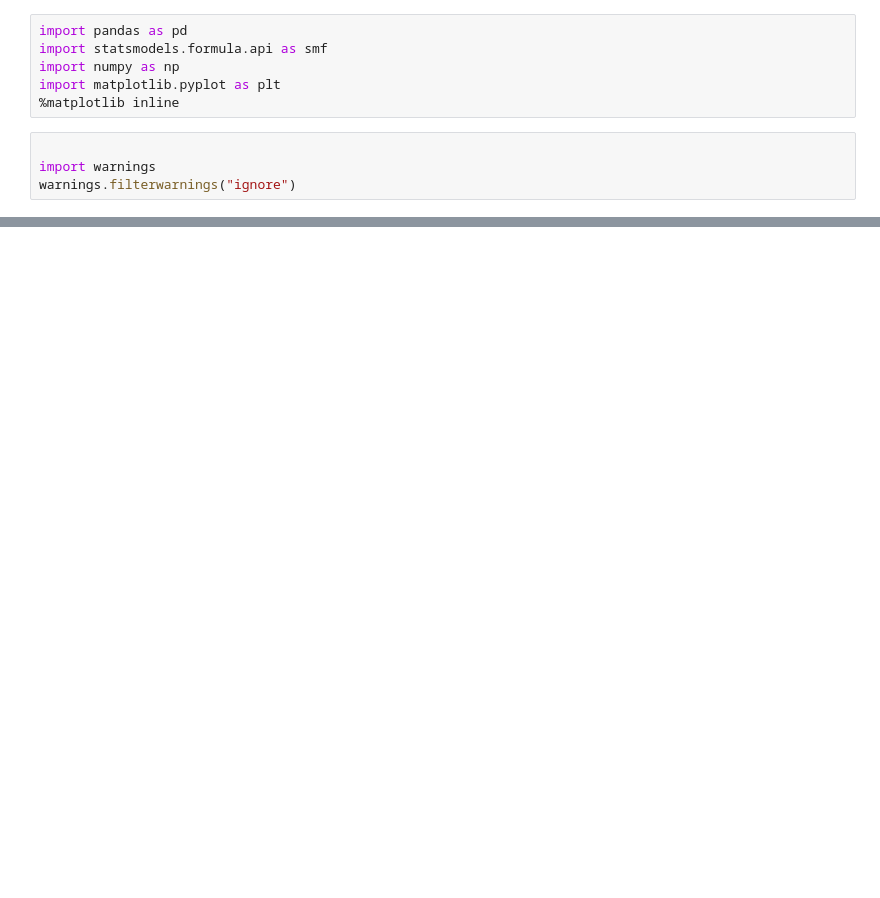
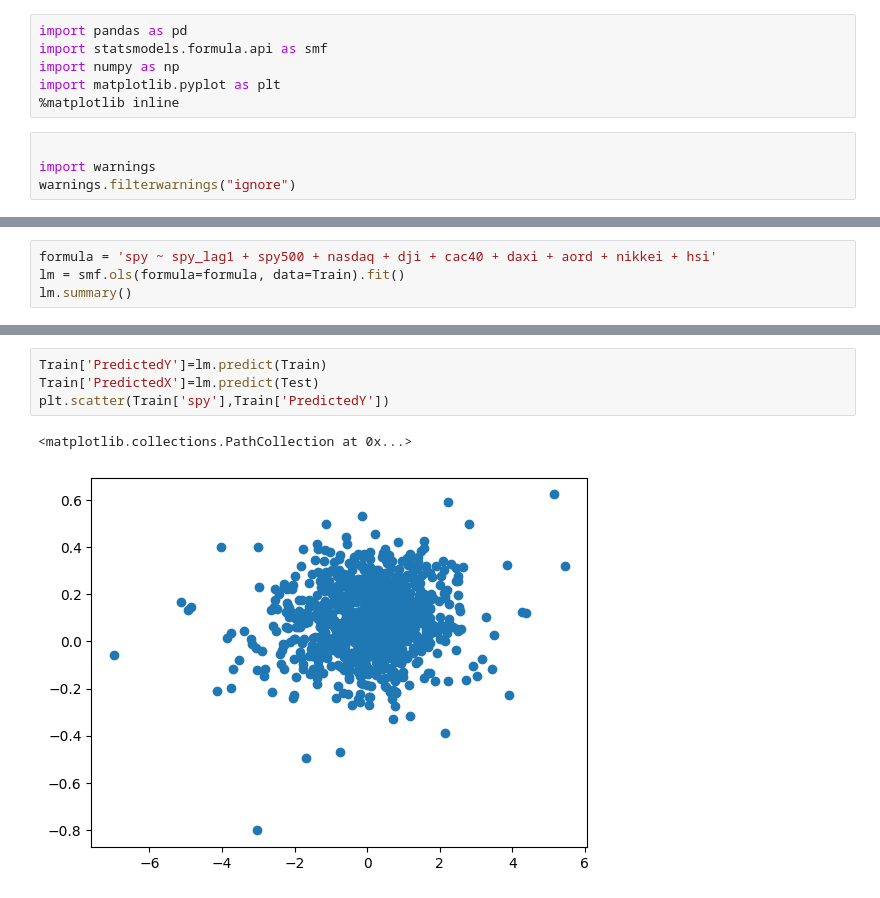
Before and after one commit to zshaiv/python, a Jupyter notebook: Multiple linear regression model.ipynb, the cells around one changed output, grey strips where cells are left out. Saved outputs shown, nothing was run; the diff lists cells and outputs as text; blank space fills up the shorter version.

```diff
--- a/Multiple linear regression model.ipynb
+++ b/Multiple linear regression model.ipynb
@@ -24,0 +104,4 @@ nasdaq.head()
+# %%
+formula = 'spy ~ spy_lag1 + spy500 + nasdaq + dji + cac40 + daxi + aord + nikkei + hsi'
+lm = smf.ols(formula=formula, data=Train).fit()
+lm.summary()
@@ -24,0 +150,7 @@ nasdaq.head()
+# %%
+Train['PredictedY']=lm.predict(Train)
+Train['PredictedX']=lm.predict(Test)
+plt.scatter(Train['spy'],Train['PredictedY'])
+# %% [output]
+<matplotlib.collections.PathCollection at 0x...>
+[figure, added]
```
Also changed, not shown: parts of 17 cells of this notebook.
